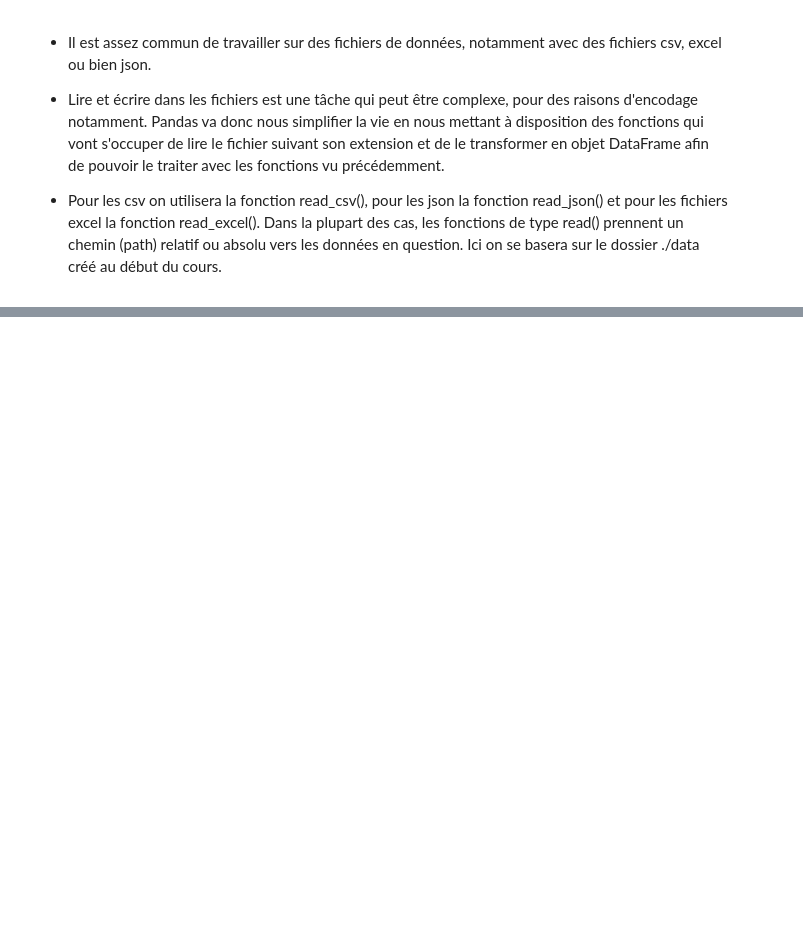
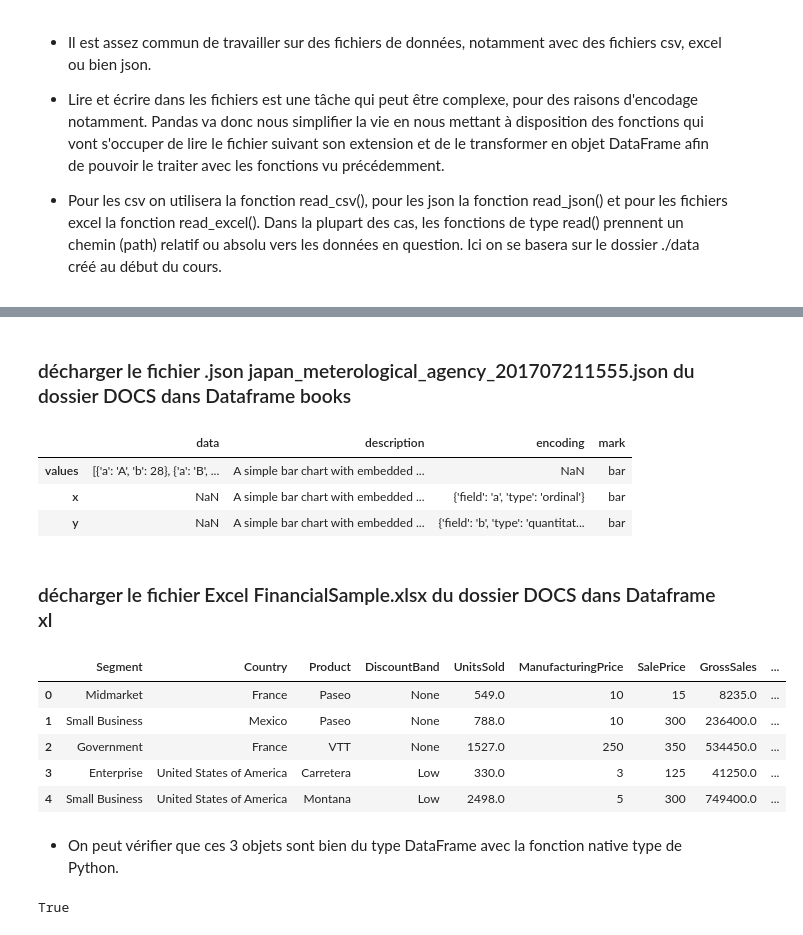
Before and after one commit to jeau-luc/python_panadas, a Jupyter notebook: Commande_pandas.ipynb, the cells around one changed output, grey strips where cells are left out. Saved outputs shown, nothing was run; the diff lists cells and outputs as text; code cells hidden in the pictures; blank space fills up the shorter version.

```diff
--- a/Commande_pandas.ipynb
+++ b/Commande_pandas.ipynb
@@ -808,0 +840,26 @@ iris_id.get_group('virginica').sepal_length.mean()
+# %% [markdown]
+### décharger le fichier .json japan_meterological_agency_201707211555.json du dossier DOCS dans Dataframe books
+# %%
+books = pd.read_json('./DOCS/bar.vl.json'); books.head(3)
+# %% [output]
+|  | data | description | encoding | mark |
+| values | [{'a': 'A', 'b': 28}, {'a': 'B', ... | A simple bar chart with embedded ... | NaN | bar |
+| x | NaN | A simple bar chart with embedded ... | {'field': 'a', 'type': 'ordinal'} | bar |
+| y | NaN | A simple bar chart with embedded ... | {'field': 'b', 'type': 'quantitat... | bar |
+# %% [markdown]
+### décharger le fichier Excel FinancialSample.xlsx du dossier DOCS dans Dataframe xl
+# %%
+xl = pd.read_excel('./DOCS/FinancialSample.xlsx',sheet_name='SalesOrders'); xl.head(5)
+# %% [output]
+|  | Segment | Country | Product | DiscountBand | UnitsSold | ManufacturingPrice | SalePrice | GrossSales | ... |
+| 0 | Midmarket | France | Paseo | None | 549.0 | 10 | 15 | 8235.0 | ... |
+| 1 | Small Business | Mexico | Paseo | None | 788.0 | 10 | 300 | 236400.0 | ... |
+| 2 | Government | France | VTT | None | 1527.0 | 250 | 350 | 534450.0 | ... |
+| 3 | Enterprise | United States of America | Carretera | Low | 330.0 | 3 | 125 | 41250.0 | ... |
+| 4 | Small Business | United States of America | Montana | Low | 2498.0 | 5 | 300 | 749400.0 | ... |
+# %% [markdown]
+- On peut vérifier que ces 3 objets sont bien du type DataFrame avec la fonction native type de Python.
+# %%
+type(crypto)==type(xl)==type(books)==pd.core.frame.DataFrame
+# %% [output]
+True
```
Also changed, not shown: parts of 4 cells of this notebook.
